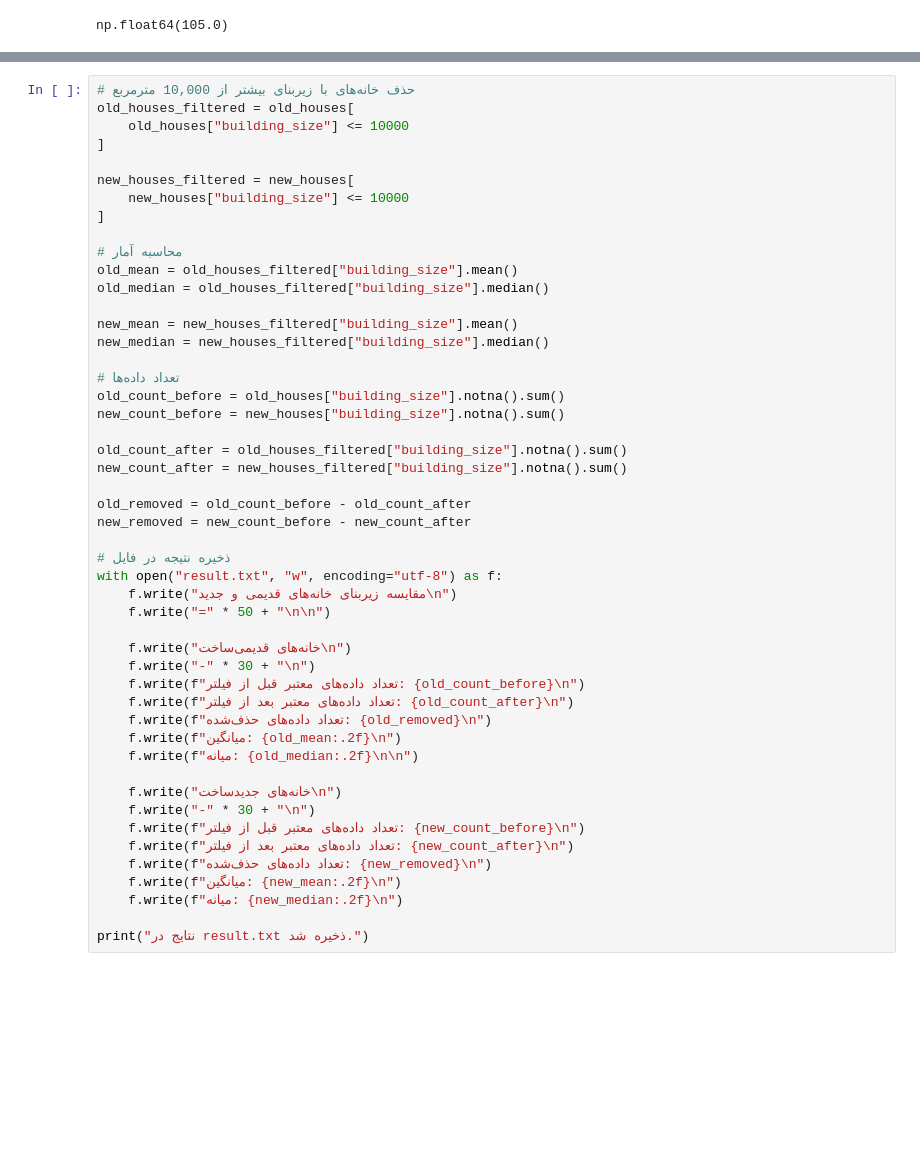
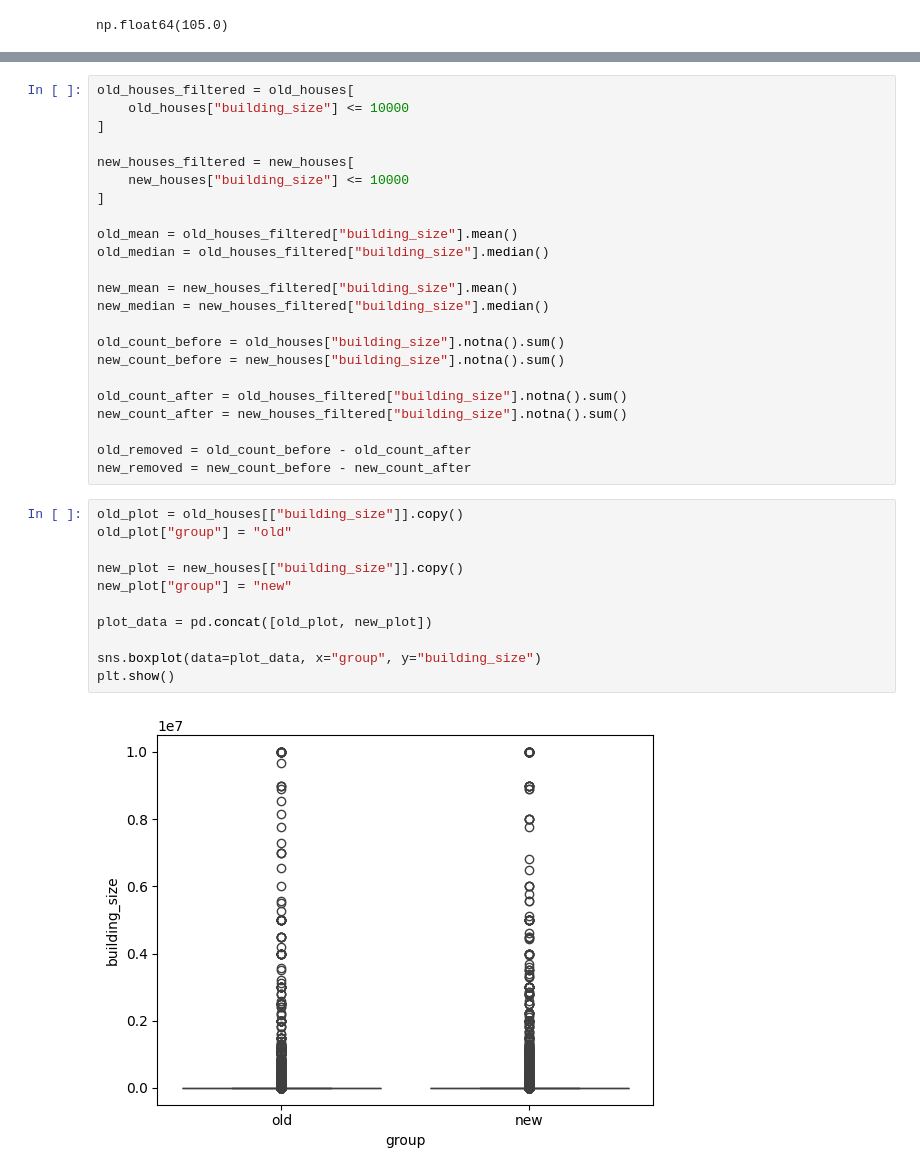
Before and after one commit to aminrafi394/quera-AI-first-project, a Jupyter notebook: q4-5/test-2.ipynb, the cells around one changed output, grey strips where cells are left out. Saved outputs shown, nothing was run; the diff lists cells and outputs as text; blank space fills up the shorter version.

Commit message:
visualized data and do test for the definit asumption

```diff
--- a/q4-5/test-2.ipynb
+++ b/q4-5/test-2.ipynb
@@ -118,6 +120,5 @@ new_houses["building_size"].quantile([0.95, 0.99, 0.999])
 Name: building_size, dtype: float64
 # %%
-# حذف خانه‌های با زیربنای بیشتر از 10,000 مترمربع
 old_houses_filtered = old_houses[
     old_houses["building_size"] <= 10000
 ]
@@ -126,14 +127,12 @@ new_houses_filtered = new_houses[
     new_houses["building_size"] <= 10000
 ]
 
-# محاسبه آمار
 old_mean = old_houses_filtered["building_size"].mean()
 old_median = old_houses_filtered["building_size"].median()
 
 new_mean = new_houses_filtered["building_size"].mean()
 new_median = new_houses_filtered["building_size"].median()
 
-# تعداد داده‌ها
 old_count_before = old_houses["building_size"].notna().sum()
 new_count_before = new_houses["building_size"].notna().sum()
 
@@ -142,26 +141,16 @@ new_count_after = new_houses_filtered["building_size"].notna().sum()
 
 old_removed = old_count_before - old_count_after
 new_removed = new_count_before - new_count_after
-
-# ذخیره نتیجه در فایل
-with open("result.txt", "w", encoding="utf-8") as f:
-    f.write("مقایسه زیربنای خانه‌های قدیمی و جدید\n")
-    f.write("=" * 50 + "\n\n")
-
-    f.write("خانه‌های قدیمی‌ساخت\n")
-    f.write("-" * 30 + "\n")
-    f.write(f"تعداد داده‌های معتبر قبل از فیلتر: {old_count_before}\n")
-    f.write(f"تعداد داده‌های معتبر بعد از فیلتر: {old_count_after}\n")
-    f.write(f"تعداد داده‌های حذف‌شده: {old_removed}\n")
-    f.write(f"میانگین: {old_mean:.2f}\n")
-    f.write(f"میانه: {old_median:.2f}\n\n")
-
-    f.write("خانه‌های جدیدساخت\n")
-    f.write("-" * 30 + "\n")
-    f.write(f"تعداد داده‌های معتبر قبل از فیلتر: {new_count_before}\n")
-    f.write(f"تعداد داده‌های معتبر بعد از فیلتر: {new_count_after}\n")
-    f.write(f"تعداد داده‌های حذف‌شده: {new_removed}\n")
-    f.write(f"میانگین: {new_mean:.2f}\n")
-    f.write(f"میانه: {new_median:.2f}\n")
-
-print("نتایج در result.txt ذخیره شد.")
+# %%
+old_plot = old_houses[["building_size"]].copy()
+old_plot["group"] = "old"
+
+new_plot = new_houses[["building_size"]].copy()
+new_plot["group"] = "new"
+
+plot_data = pd.concat([old_plot, new_plot])
+
+sns.boxplot(data=plot_data, x="group", y="building_size")
+plt.show()
+# %% [output]
+[figure, added]
```
Also changed, not shown: parts of 8 cells of this notebook.
